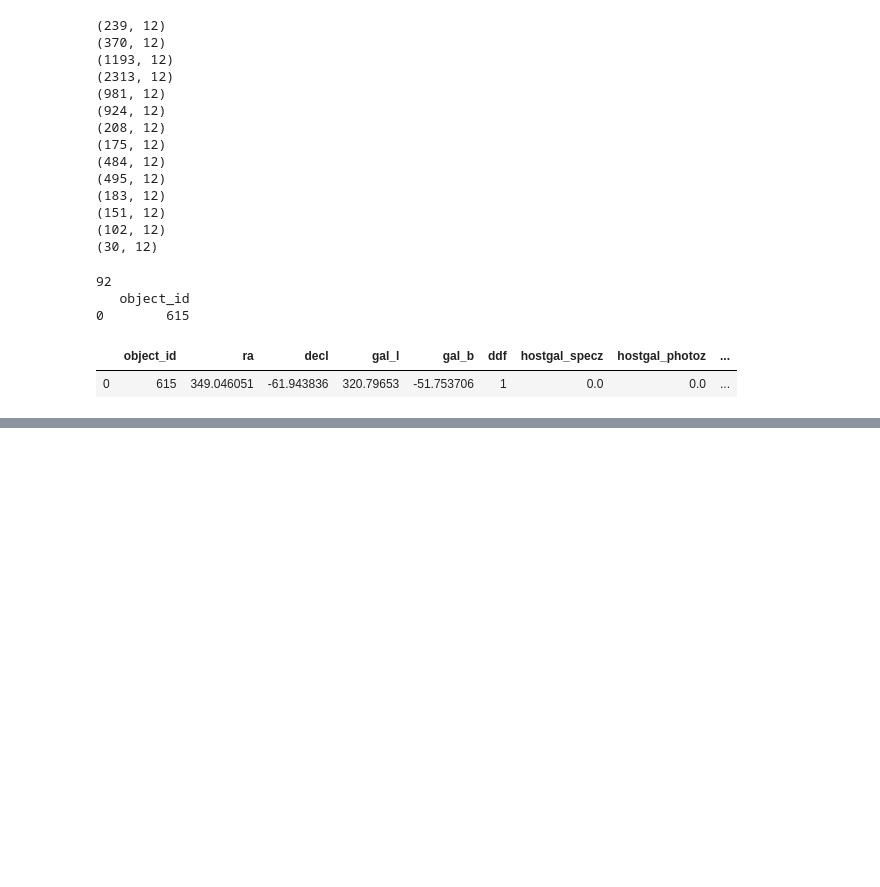
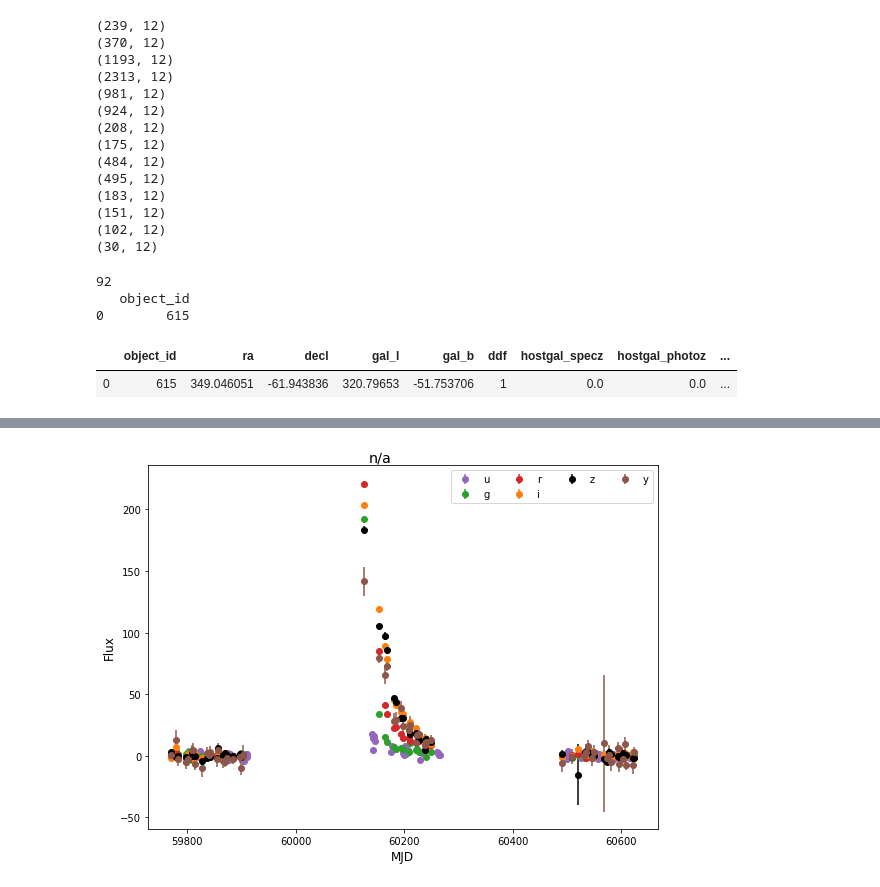
Before and after one commit to cwinsor/kaggle_plasticc, a Jupyter notebook: project/NB4_kaggle_plasticc_btrotta.ipynb, the cells around one changed output, grey strips where cells are left out. Saved outputs shown, nothing was run; the diff lists cells and outputs as text; code cells hidden in the pictures; blank space fills up the shorter version.

```diff
--- a/project/NB4_kaggle_plasticc_btrotta.ipynb
+++ b/project/NB4_kaggle_plasticc_btrotta.ipynb
@@ -826,0 +977,7 @@ print_it(92)
+# %%
+criteria = train["object_id"] == 745
+result = train[criteria]
+myLightCurve =  MyLightCurve(result)
+myLightCurve.plot_multicolor_lc()
+# %% [output]
+[figure, added]
```
Also changed, not shown: parts of 24 cells of this notebook.
